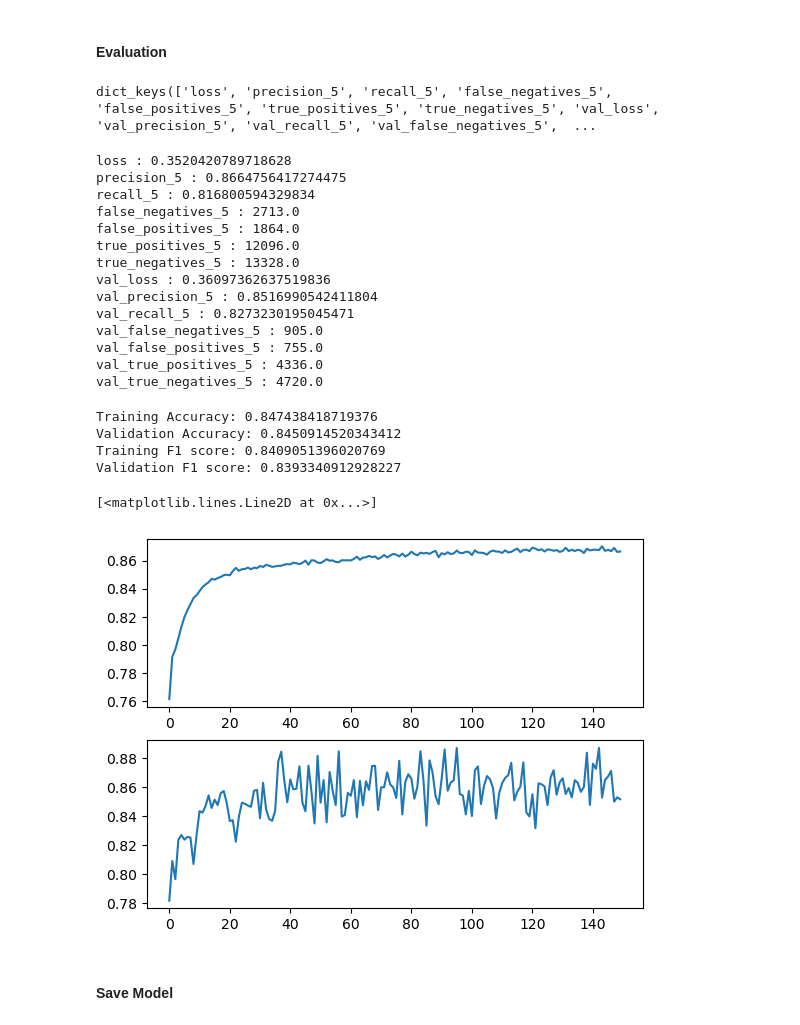
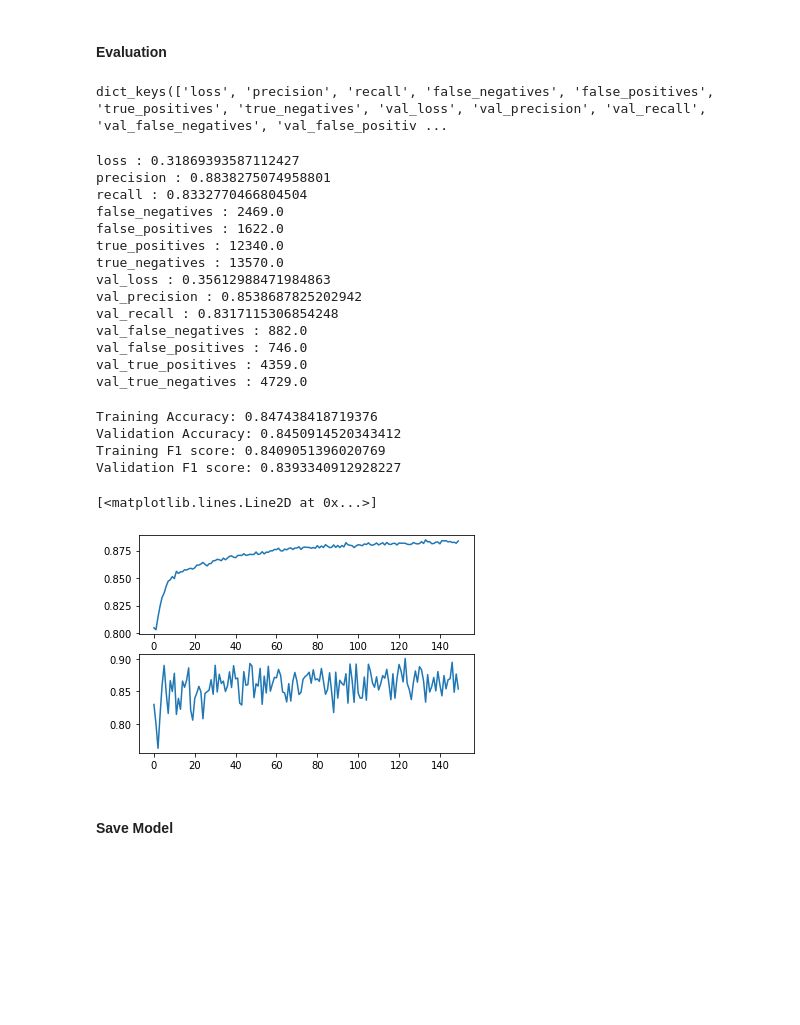
Before and after one commit to C23-FD-1/ml, a Jupyter notebook: Modelling_LogReg_Keras.ipynb, the cells around one changed output. Saved outputs shown, nothing was run; the diff lists cells and outputs as text; code cells hidden in the pictures; blank space fills up the shorter version.

```diff
--- a/Modelling_LogReg_Keras.ipynb
+++ b/Modelling_LogReg_Keras.ipynb
@@ -82,9 +82,10 @@ TensorShape([30001, 51])
 #### Modelling
 # %%
 model = tf.keras.models.Sequential([
-    tf.keras.layers.Dense(units=10, activation='relu', input_dim=x_train.shape[1]), #Try & Error Hyperparameter
-    tf.keras.layers.Dense(units=1, activation='sigmoid')]
-)
+    tf.keras.layers.Dense(units=20, activation='relu', input_dim=x_train.shape[1]), #Try & Error Hyperparameter
+    tf.keras.layers.Dense(units=5, activation='relu'),
+    tf.keras.layers.Dense(units=1, activation='sigmoid')
+])
 # %%
 # Main Metrics: F1, precision
 # Complementary Metrics:
@@ -134,23 +135,23 @@ Epoch 150/150
 # %%
 history.history.keys()
 # %% [output]
-dict_keys(['loss', 'precision_5', 'recall_5', 'false_negatives_5', 'false_positives_5', 'true_positives_5', 'true_negatives_5', 'val_loss', 'val_precision_5', 'val_recall_5', 'val_false_negatives_5',  ...
+dict_keys(['loss', 'precision', 'recall', 'false_negatives', 'false_positives', 'true_positives', 'true_negatives', 'val_loss', 'val_precision', 'val_recall', 'val_false_negatives', 'val_false_positiv ...
 # %%
 for key in history.history.keys():
     print(str(key) + " : " + str(history.history[key][epoch_count-1]))
 # %% [output]
-loss : 0.3520420789718628
-precision_5 : 0.8664756417274475
-recall_5 : 0.816800594329834
-false_negatives_5 : 2713.0
-false_positives_5 : 1864.0
-true_positives_5 : 12096.0
-true_negatives_5 : 13328.0
-val_loss : 0.36097362637519836
-val_precision_5 : 0.8516990542411804
-val_recall_5 : 0.8273230195045471
-val_false_negatives_5 : 905.0
-val_false_positives_5 : 755.0
-val_true_positives_5 : 4336.0
-val_true_negatives_5 : 4720.0
+loss : 0.31869393587112427
+precision : 0.8838275074958801
+recall : 0.8332770466804504
+false_negatives : 2469.0
+false_positives : 1622.0
+true_positives : 12340.0
+true_negatives : 13570.0
+val_loss : 0.35612988471984863
+val_precision : 0.8538687825202942
+val_recall : 0.8317115306854248
+val_false_negatives : 882.0
+val_false_positives : 746.0
+val_true_positives : 4359.0
+val_true_negatives : 4729.0
 # %%
@@ -187,13 +188,13 @@ Validation F1 score: 0.8393340912928227
 import matplotlib.pyplot as plt
 # %%
 plt.subplot(2,1,1)
-plt.plot(history.history['precision_5'])
+plt.plot(history.history['precision'])
 
 plt.subplot(2,1,2)
-plt.plot(history.history['val_precision_5'])
+plt.plot(history.history['val_precision'])
 # %% [output]
 [<matplotlib.lines.Line2D at 0x...>]
-[figure, old version]
+[figure, new version]
 # %% [markdown]
 #### Save Model
 # %%
```
Also changed, not shown: parts of 3 cells of this notebook, 14 other files.
